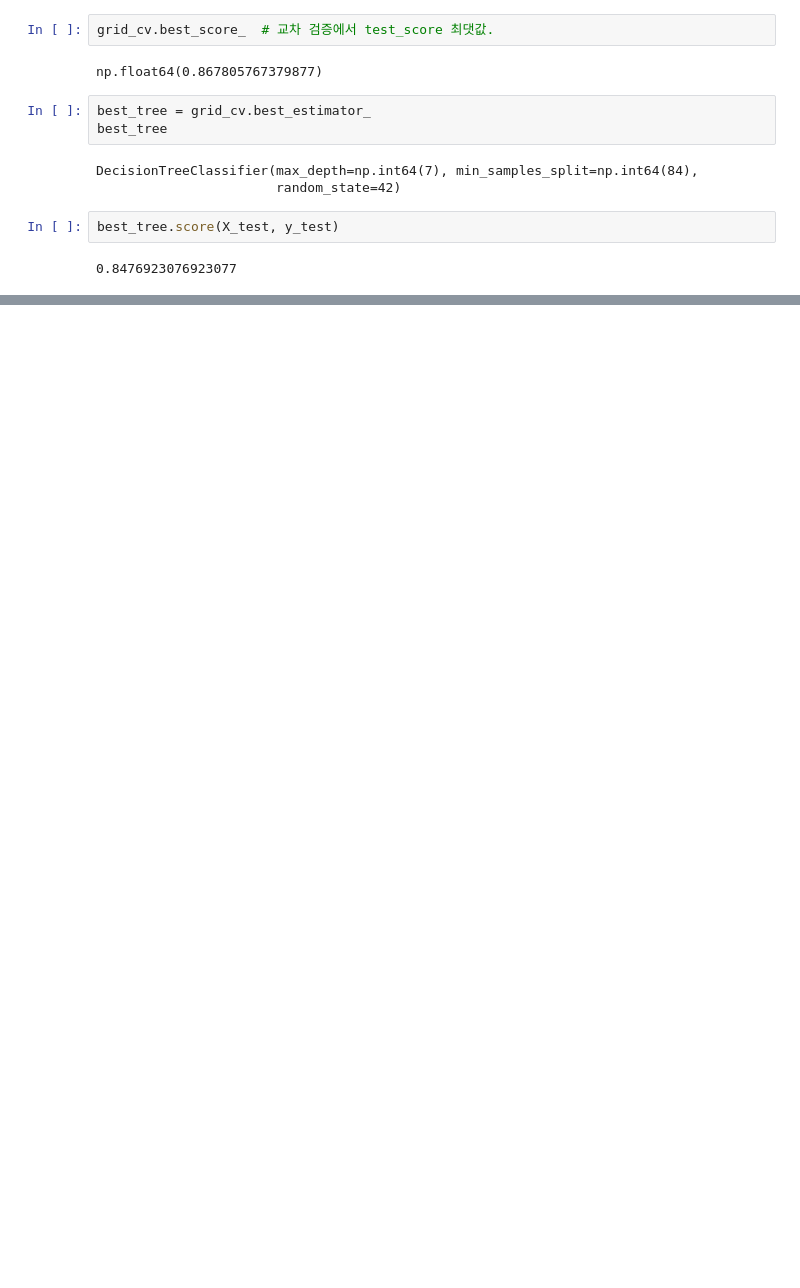
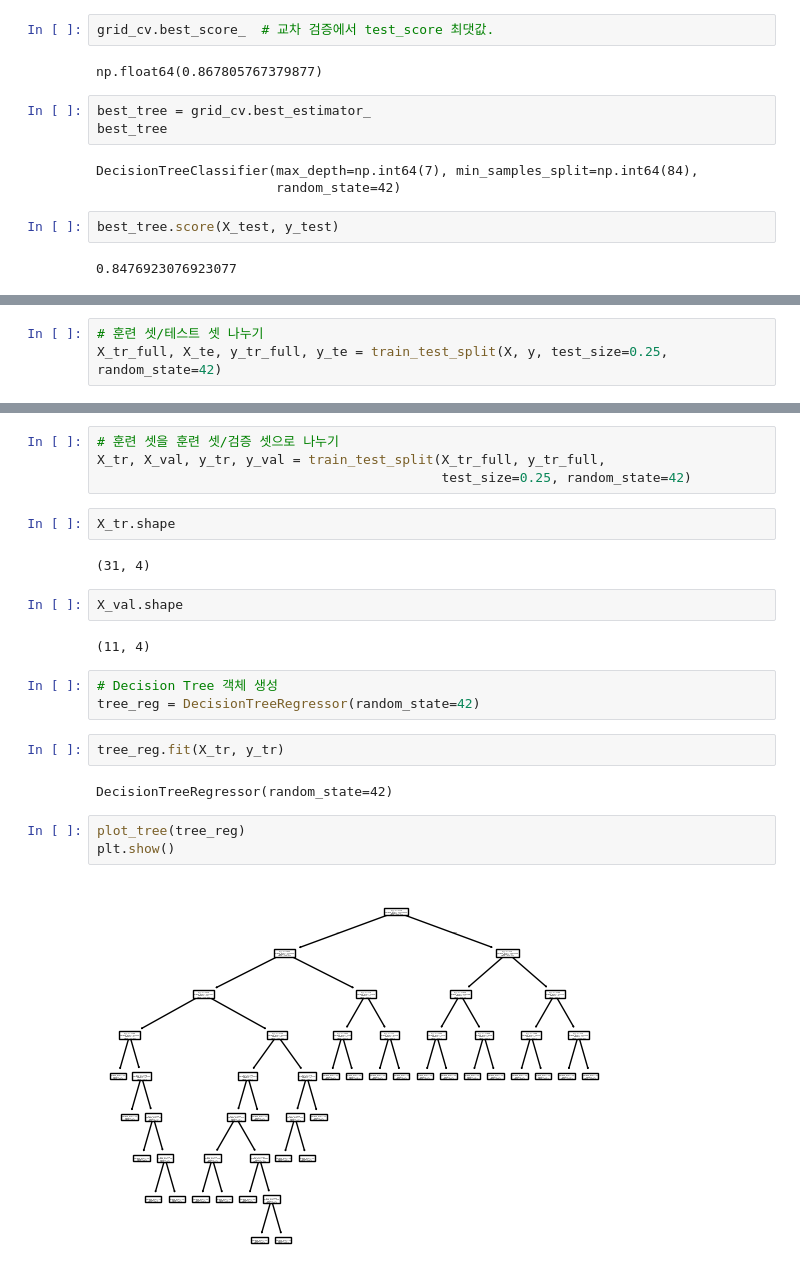
Before and after one commit to JakeOh/202505_BD50, a Jupyter notebook: lab_da/ml10_decision_tree.ipynb, the cells around one changed output, grey strips where cells are left out. Drawn from its saved outputs; the diff is of its cells as text; blank space fills up the shorter version.

Commit message:
Decision Tree Regressor

```diff
--- a/lab_da/ml10_decision_tree.ipynb
+++ b/lab_da/ml10_decision_tree.ipynb
@@ -498,0 +607,3 @@ best_tree.score(X_test, y_test)
+# %%
+# 훈련 셋/테스트 셋 나누기
+X_tr_full, X_te, y_tr_full, y_te = train_test_split(X, y, test_size=0.25, random_state=42)
@@ -498,0 +618,24 @@ best_tree.score(X_test, y_test)
+# %%
+# 훈련 셋을 훈련 셋/검증 셋으로 나누기
+X_tr, X_val, y_tr, y_val = train_test_split(X_tr_full, y_tr_full,
+                                            test_size=0.25, random_state=42)
+# %%
+X_tr.shape
+# %% [output]
+(31, 4)
+# %%
+X_val.shape
+# %% [output]
+(11, 4)
+# %%
+# Decision Tree 객체 생성
+tree_reg = DecisionTreeRegressor(random_state=42)
+# %%
+tree_reg.fit(X_tr, y_tr)
+# %% [output]
+DecisionTreeRegressor(random_state=42)
+# %%
+plot_tree(tree_reg)
+plt.show()
+# %% [output]
+[figure, added]
```
Also changed, not shown: parts of 27 cells of this notebook.
